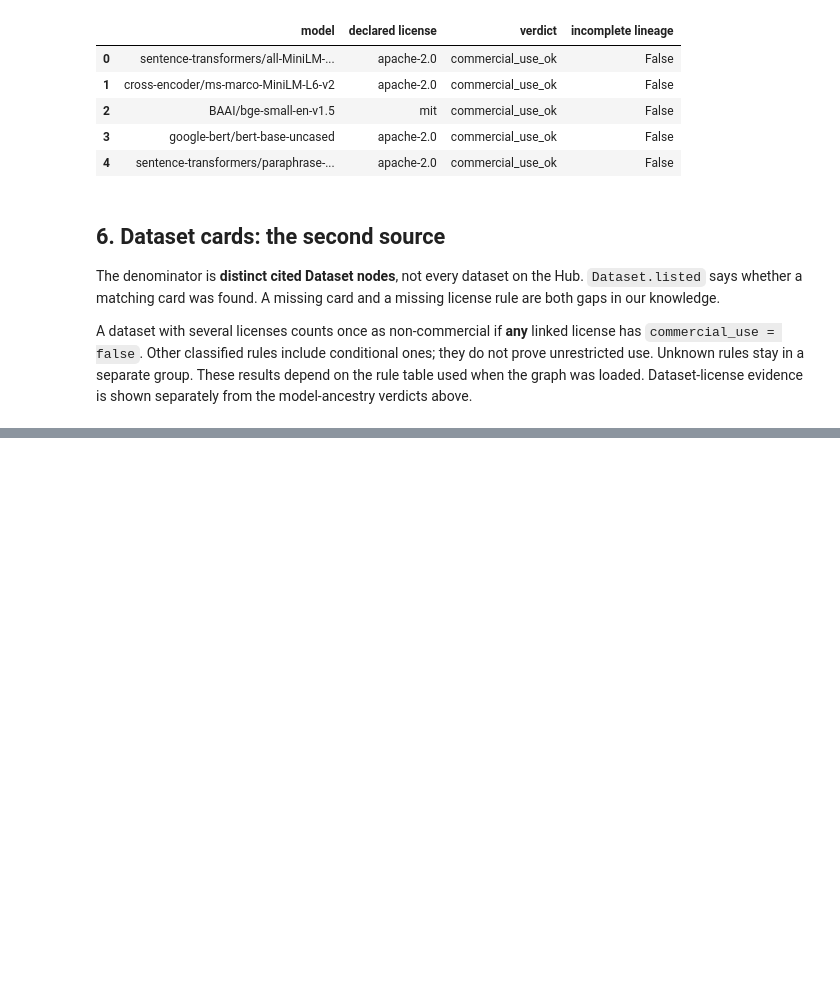
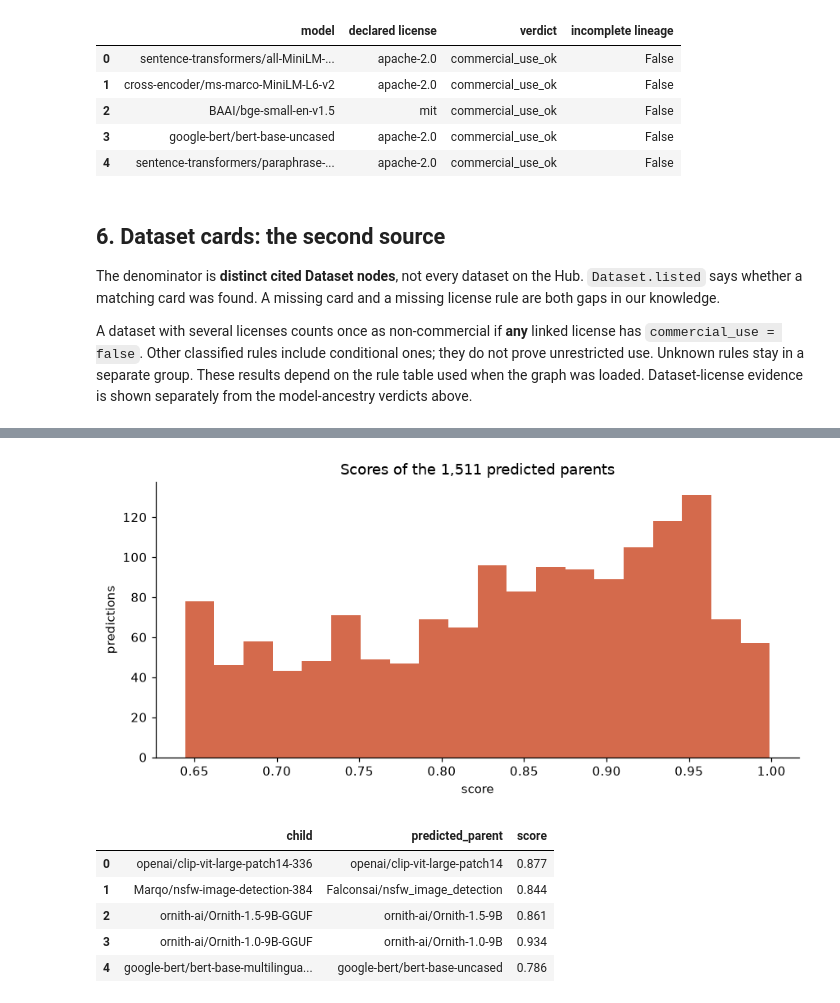
Before and after one commit to mariusrang/ModelAtlas, a Jupyter notebook: demo.ipynb, the cells around one changed output, grey strips where cells are left out. Saved outputs shown, nothing was run; the diff lists cells and outputs as text; code cells hidden in the pictures; blank space fills up the shorter version.

```diff
--- a/demo.ipynb
+++ b/demo.ipynb
@@ -435,0 +489,29 @@ Unknown licenses are not counted as commercially usable.
+# %%
+predictions = pd.DataFrame(
+    read(
+        "MATCH (:Model)-[p:PREDICTED_PARENT]->(:Model) RETURN p.score AS score LIMIT $limit",
+        limit=10_000,
+    )
+)
+assert not predictions.empty, "Run `make gds` then `make predict` before this section."
+fig, axis = plt.subplots(figsize=(8, 4))
+predictions["score"].plot.hist(bins=20, ax=axis, color="#d46a4c")
+axis.set(title=f"Scores of the {len(predictions):,} predicted parents", xlabel="score", ylabel="predictions")
+fig.tight_layout()
+plt.show()
+
+example = read(
+    "MATCH (c:Model)-[p:PREDICTED_PARENT]->(parent:Model) "
+    "RETURN c.id AS child, parent.id AS predicted_parent, round(p.score, 3) AS score "
+    "ORDER BY c.downloads DESC, child LIMIT $limit",
+    limit=5,
+)
+display(pd.DataFrame(example))
+# %% [output]
+[figure, added]
+|  | child | predicted_parent | score |
+| 0 | openai/clip-vit-large-patch14-336 | openai/clip-vit-large-patch14 | 0.877 |
+| 1 | Marqo/nsfw-image-detection-384 | Falconsai/nsfw_image_detection | 0.844 |
+| 2 | ornith-ai/Ornith-1.5-9B-GGUF | ornith-ai/Ornith-1.5-9B | 0.861 |
+| 3 | ornith-ai/Ornith-1.0-9B-GGUF | ornith-ai/Ornith-1.0-9B | 0.934 |
+| 4 | google-bert/bert-base-multilingua... | google-bert/bert-base-uncased | 0.786 |
```
Also changed, not shown: parts of 14 cells of this notebook.
